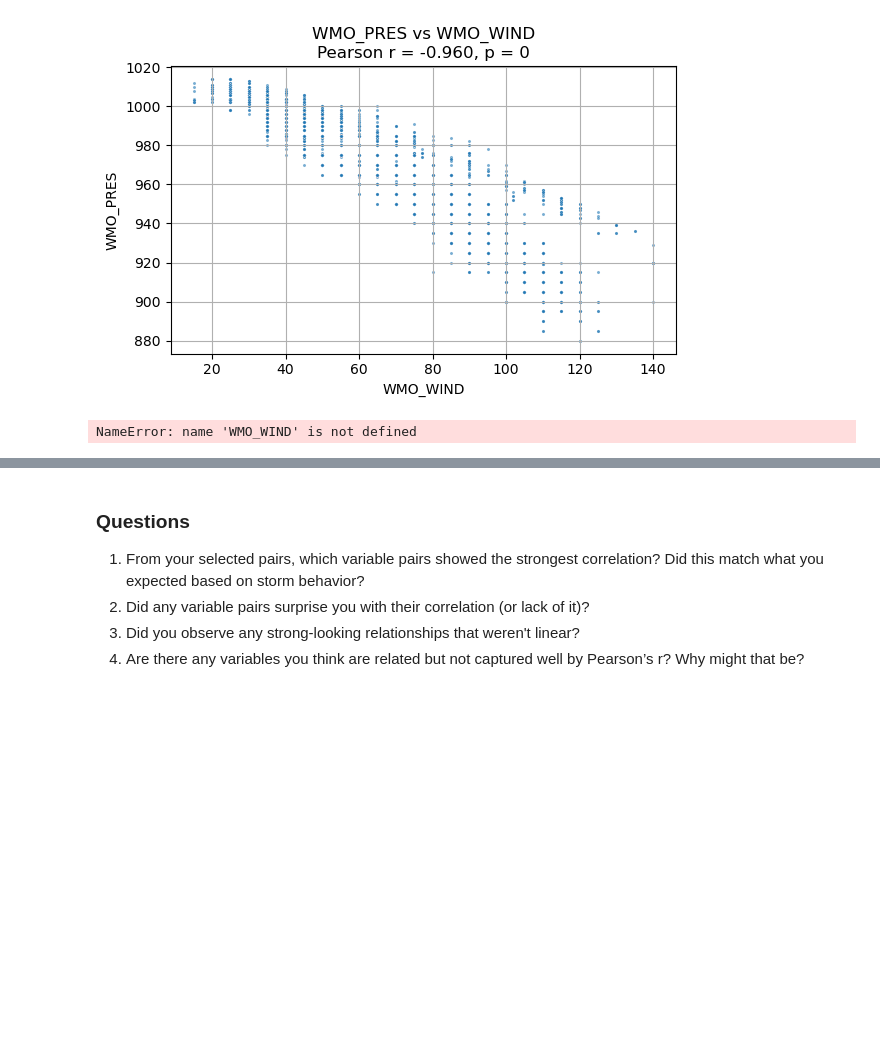
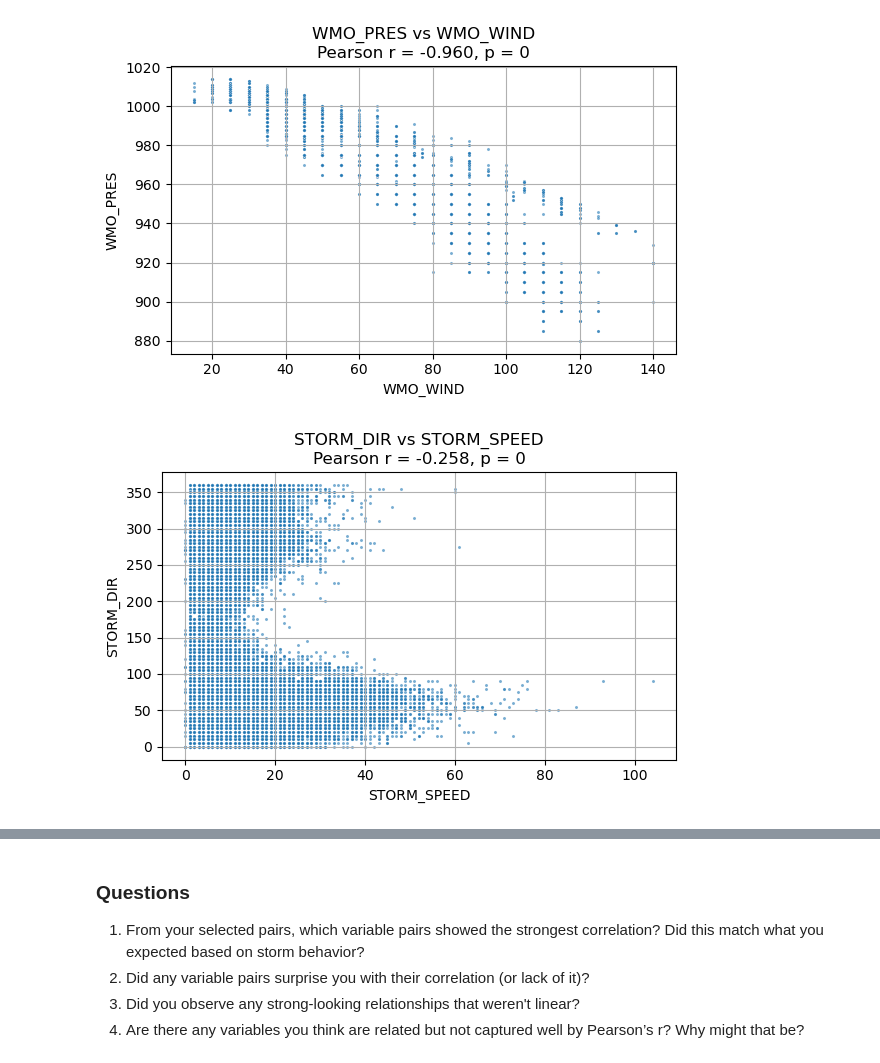
Before and after one commit to acgaribay/Meteo203-2526-Garibay, a Jupyter notebook: ex05_runs.ipynb, the cells around one changed output, grey strips where cells are left out. Saved outputs shown, nothing was run; the diff lists cells and outputs as text; code cells hidden in the pictures; blank space fills up the shorter version.

```diff
--- a/ex05_runs.ipynb
+++ b/ex05_runs.ipynb
@@ -276,21 +276,21 @@ plt.show()
 # %% [output]
 [figure]
 # %%
-x_var = WMO_WIND
-y_var = WMO_PRES
+x_var = 'STORM_SPEED'
+y_var = 'STORM_DIR'
 
 subset = df[[x_var, y_var]].dropna()
 
 r_value, p_value = pearsonr(subset[x_var], subset[y_var])
 
 plt.figure(figsize=(6, 4))
 sns.scatterplot(data=subset, x=x_var, y=y_var, alpha=0.6, s=5)
 
 plt.title(f'{y_var} vs {x_var}\nPearson r = {r_value:.3f}, p = {p_value:.3g}')
 plt.xlabel(x_var)
 plt.ylabel(y_var)
 plt.grid(True)
 plt.tight_layout()
 plt.show()
 # %% [output]
-NameError: name 'WMO_WIND' is not defined
+[figure, added]
```
Also changed, not shown: parts of 9 cells of this notebook.
